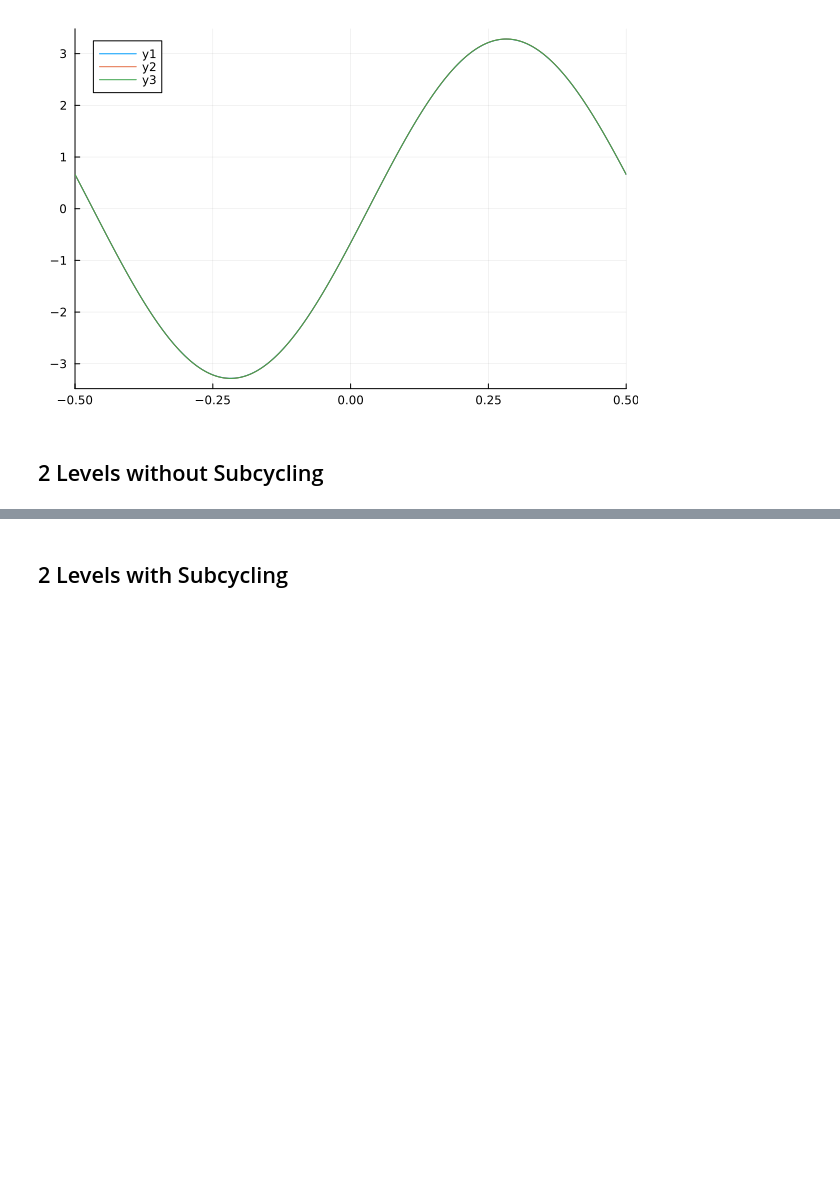
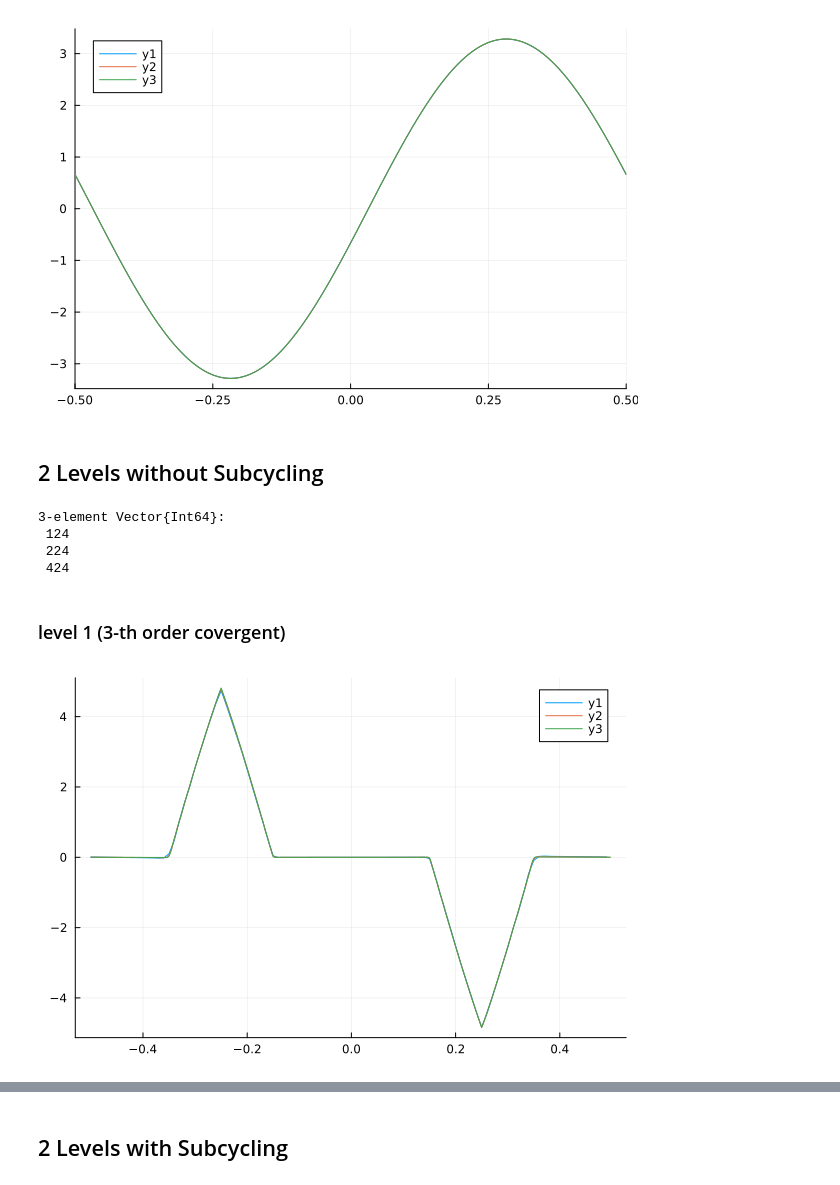
Before and after one commit to lwJi/Docs-Subcycling, a Jupyter notebook: ipynb/Covergence.ipynb, the cells around one changed output, grey strips where cells are left out. Cells and saved outputs as stored; diff of their text form; code cells hidden in the pictures; blank space fills up the shorter version.

```diff
--- a/ipynb/Covergence.ipynb
+++ b/ipynb/Covergence.ipynb
@@ -48,3 +48,40 @@ display(plt)
 [figure]
 # %% [markdown]
 ## 2 Levels without Subcycling
+# %%
+dirs = [
+    "scalarwave_2levels_nx100_noSC",
+    "scalarwave_2levels_nx200_noSC",
+    "scalarwave_2levels_nx400_noSC"
+]
+nxs = [100, 200, 400]
+nxas = nxs .+ 24
+# %% [output]
+3-element Vector{Int64}:
+ 124
+ 224
+ 424
+# %% [markdown]
+### level 1 (3-th order covergent)
+# %%
+dxs = [0.01, 0.005, 0.0025]
+lev = 1
+tmax = 0.1
+cord = 3
+plt = plot()
+for i in 1:length(dirs)
+    fulldir = parent_dir * dirs[i]
+    tsv_files = filter(f -> endswith(f, ".tsv"), readdir(fulldir))
+    for fname in tsv_files
+        data = readdlm(joinpath(fulldir, fname), Float64, comments = true)
+        if abs(data[1, 2] - tmax) < 1e-12
+            x = data[findall(x -> x == lev, data[:, 3]), 5][1+12:nxas[i]-12]
+            psi = data[findall(x -> x == lev, data[:, 3]), 6][1+12:nxas[i]-12]
+            error = (psi - analytical_psi.(tmax, x)) * dxs[i]^(-cord)
+            plt = plot!(x, error)
+        end
+    end
+end
+display(plt)
+# %% [output]
+[figure, added]
```
Also changed, not shown: parts of 2 cells of this notebook.
